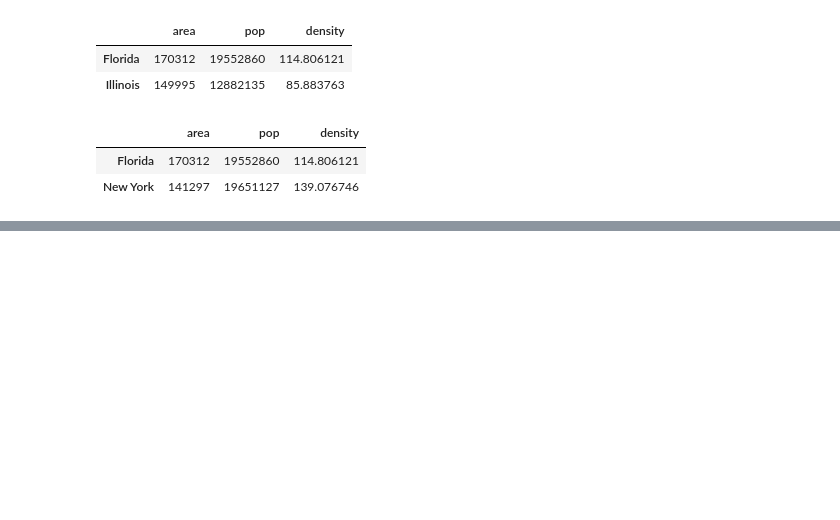
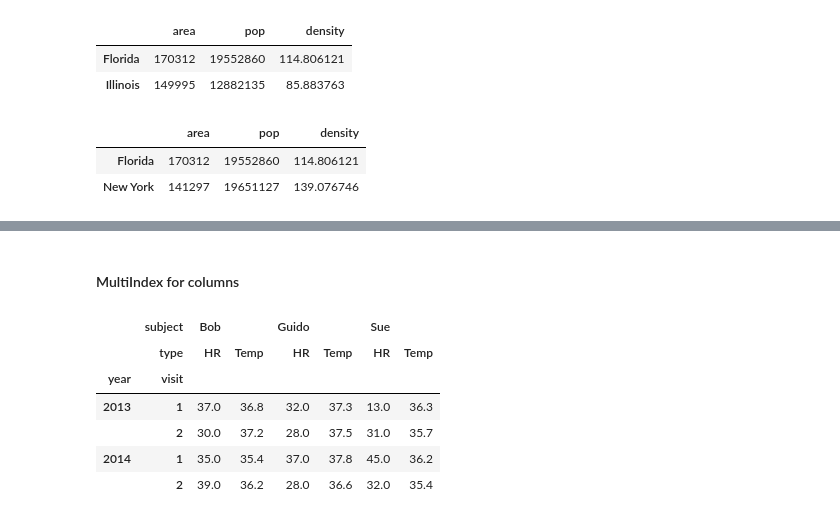
Before and after one commit to jbuisine/python-learn, a Jupyter notebook: 03.Pandas/Pandas.ipynb, the cells around one changed output, grey strips where cells are left out. Cells and saved outputs as stored; diff of their text form; code cells hidden in the pictures; blank space fills up the shorter version.

Commit message:
Missing Values, MultiIndex, Join, Merging data frame with Pandas

```diff
--- a/03.Pandas/Pandas.ipynb
+++ b/03.Pandas/Pandas.ipynb
@@ -663,0 +1259,25 @@ data[data.density > 100] # masking
+# %% [markdown]
+#### MultiIndex for columns
+# %%
+# hierarchical indices and columns
+index = pd.MultiIndex.from_product([[2013, 2014], [1, 2]],
+                                   names=['year', 'visit'])
+columns = pd.MultiIndex.from_product([['Bob', 'Guido', 'Sue'], ['HR', 'Temp']],
+                                     names=['subject', 'type'])
+
+# mock some data
+data = np.round(np.random.randn(4, 6), 1)
+data[:, ::2] *= 10
+data += 37
+
+# create the DataFrame
+health_data = pd.DataFrame(data, index=index, columns=columns)
+health_data
+# %% [output]
+|  | subject | Bob |  | Guido |  | Sue |  |
+|  | type | HR | Temp | HR | Temp | HR | Temp |
+| year | visit |  |  |  |  |  |  |
+| 2013 | 1 | 37.0 | 36.8 | 32.0 | 37.3 | 13.0 | 36.3 |
+|  | 2 | 30.0 | 37.2 | 28.0 | 37.5 | 31.0 | 35.7 |
+| 2014 | 1 | 35.0 | 35.4 | 37.0 | 37.8 | 45.0 | 36.2 |
+|  | 2 | 39.0 | 36.2 | 28.0 | 36.6 | 32.0 | 35.4 |
```
Also changed, not shown: parts of 202 cells of this notebook, 3 other files.
